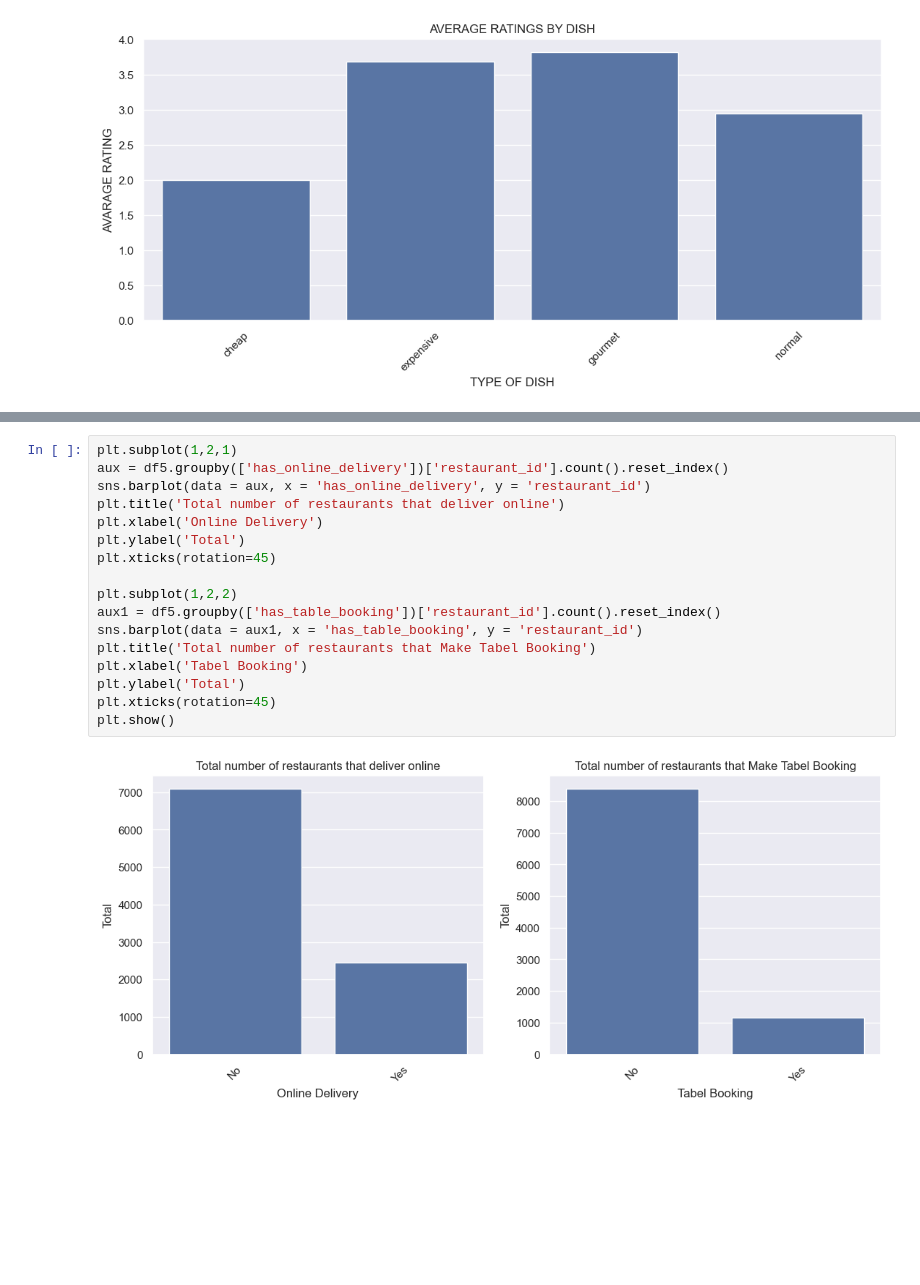
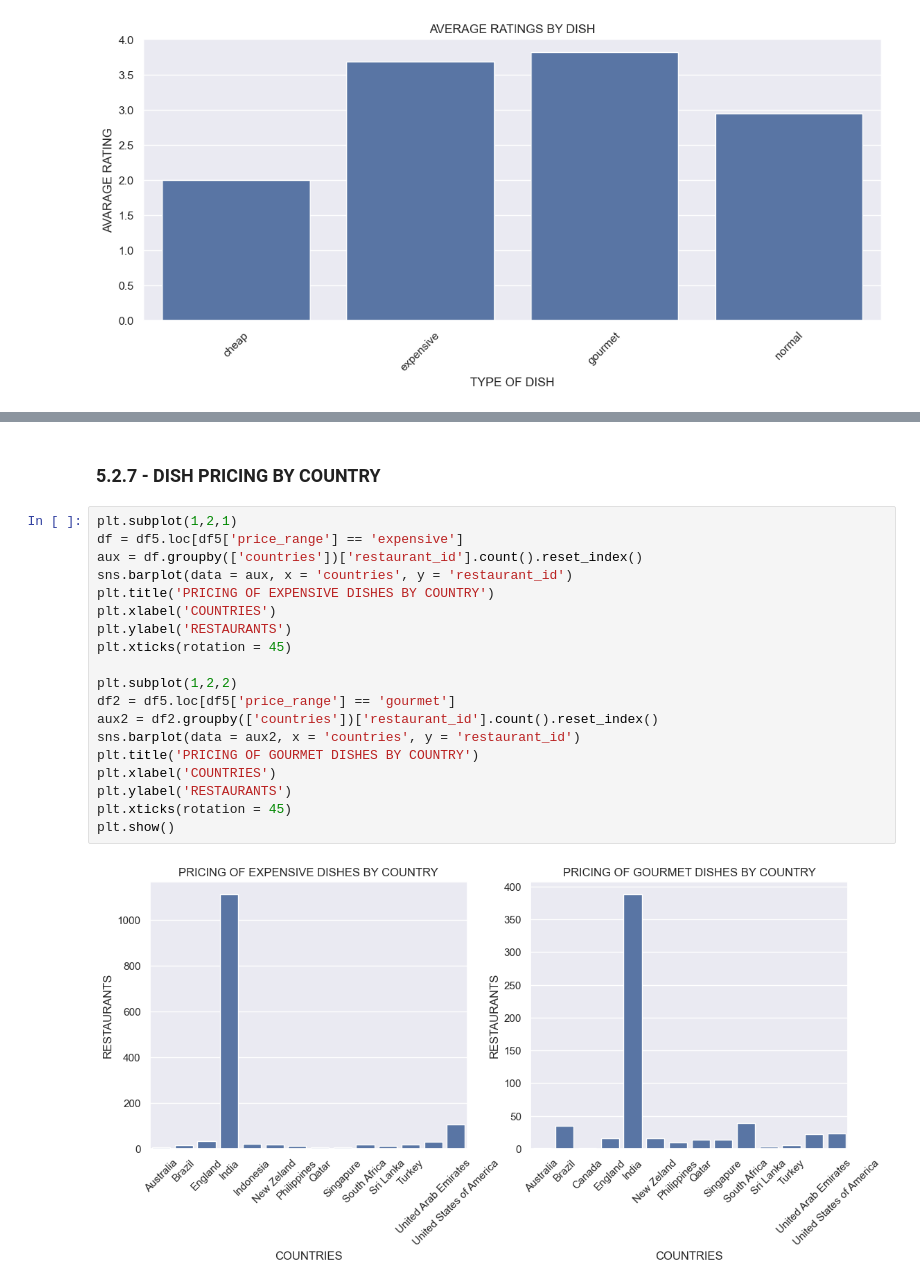
Before and after one commit to erickvieiras/fastfood_data_analysis, a Jupyter notebook: notebook/eda.ipynb, the cells around one changed output, grey strips where cells are left out. Saved outputs shown, nothing was run; the diff lists cells and outputs as text; blank space fills up the shorter version.

```diff
--- a/notebook/eda.ipynb
+++ b/notebook/eda.ipynb
@@ -459,19 +507,23 @@ plt.show()
+# %% [markdown]
+### 5.2.7 - DISH PRICING BY COUNTRY
 # %%
 plt.subplot(1,2,1)
-aux = df5.groupby(['has_online_delivery'])['restaurant_id'].count().reset_index()
-sns.barplot(data = aux, x = 'has_online_delivery', y = 'restaurant_id')
-plt.title('Total number of restaurants that deliver online')
-plt.xlabel('Online Delivery')
-plt.ylabel('Total')
-plt.xticks(rotation=45)
+df = df5.loc[df5['price_range'] == 'expensive']
+aux = df.groupby(['countries'])['restaurant_id'].count().reset_index()
+sns.barplot(data = aux, x = 'countries', y = 'restaurant_id')
+plt.title('PRICING OF EXPENSIVE DISHES BY COUNTRY')
+plt.xlabel('COUNTRIES')
+plt.ylabel('RESTAURANTS')
+plt.xticks(rotation = 45)
 
 plt.subplot(1,2,2)
-aux1 = df5.groupby(['has_table_booking'])['restaurant_id'].count().reset_index()
-sns.barplot(data = aux1, x = 'has_table_booking', y = 'restaurant_id')
-plt.title('Total number of restaurants that Make Tabel Booking')
-plt.xlabel('Tabel Booking')
-plt.ylabel('Total')
-plt.xticks(rotation=45)
+df2 = df5.loc[df5['price_range'] == 'gourmet']
+aux2 = df2.groupby(['countries'])['restaurant_id'].count().reset_index()
+sns.barplot(data = aux2, x = 'countries', y = 'restaurant_id')
+plt.title('PRICING OF GOURMET DISHES BY COUNTRY')
+plt.xlabel('COUNTRIES')
+plt.ylabel('RESTAURANTS')
+plt.xticks(rotation = 45)
 plt.show()
 # %% [output]
-[figure, old version]
+[figure, new version]
```
Also changed, not shown: parts of 18 cells of this notebook.
